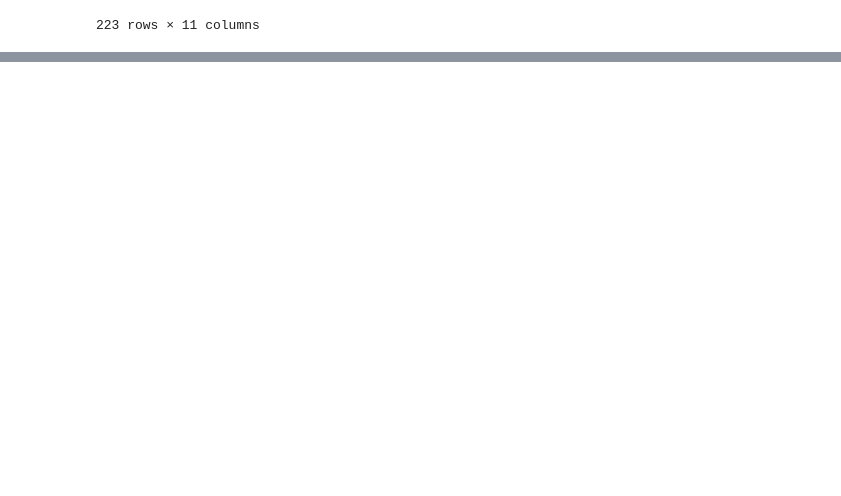
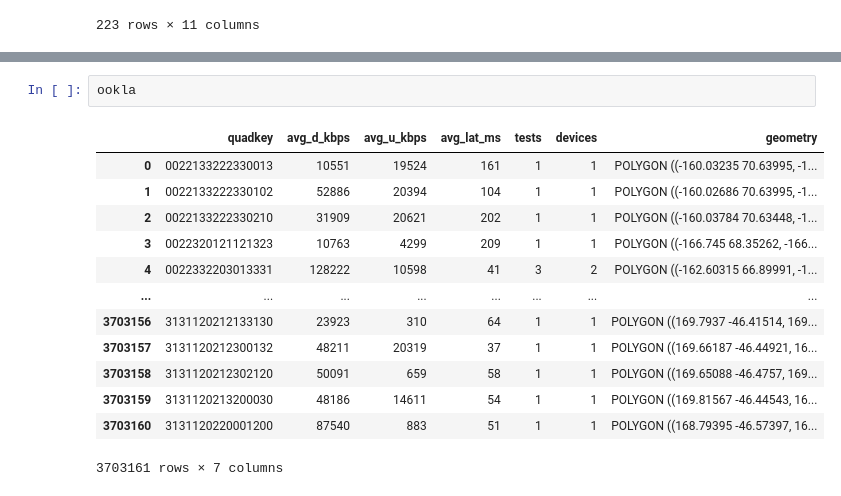
Before and after one commit to sonleh96/wb-gpbp-ldt, a Jupyter notebook: notebooks/cell_tower.ipynb, the cells around one changed output, grey strips where cells are left out. Drawn from its saved outputs; the diff is of its cells as text; blank space fills up the shorter version.

```diff
--- a/notebooks/cell_tower.ipynb
+++ b/notebooks/cell_tower.ipynb
@@ -177,0 +195,16 @@ out_merged
+# %%
+ookla
+# %% [output]
+|  | quadkey | avg_d_kbps | avg_u_kbps | avg_lat_ms | tests | devices | geometry |
+| 0 | 0022133222330013 | 10551 | 19524 | 161 | 1 | 1 | POLYGON ((-160.03235 70.63995, -1... |
+| 1 | 0022133222330102 | 52886 | 20394 | 104 | 1 | 1 | POLYGON ((-160.02686 70.63995, -1... |
+| 2 | 0022133222330210 | 31909 | 20621 | 202 | 1 | 1 | POLYGON ((-160.03784 70.63448, -1... |
+| 3 | 0022320121121323 | 10763 | 4299 | 209 | 1 | 1 | POLYGON ((-166.745 68.35262, -166... |
+| 4 | 0022332203013331 | 128222 | 10598 | 41 | 3 | 2 | POLYGON ((-162.60315 66.89991, -1... |
+| ... | ... | ... | ... | ... | ... | ... | ... |
+| 3703156 | 3131120212133130 | 23923 | 310 | 64 | 1 | 1 | POLYGON ((169.7937 -46.41514, 169... |
+| 3703157 | 3131120212300132 | 48211 | 20319 | 37 | 1 | 1 | POLYGON ((169.66187 -46.44921, 16... |
+| 3703158 | 3131120212302120 | 50091 | 659 | 58 | 1 | 1 | POLYGON ((169.65088 -46.4757, 169... |
+| 3703159 | 3131120213200030 | 48186 | 14611 | 54 | 1 | 1 | POLYGON ((169.81567 -46.44543, 16... |
+| 3703160 | 3131120220001200 | 87540 | 883 | 51 | 1 | 1 | POLYGON ((168.79395 -46.57397, 16... |
+3703161 rows × 7 columns
```
Also changed, not shown: parts of 1 cell of this notebook, 1 other file.
